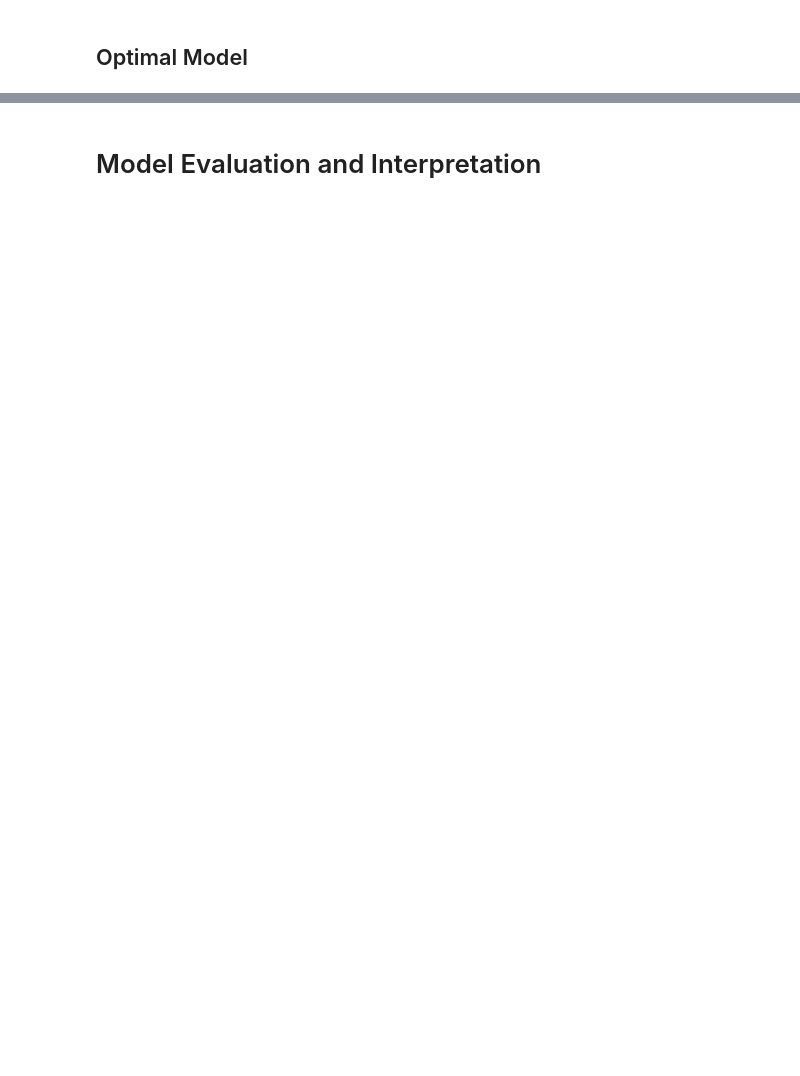
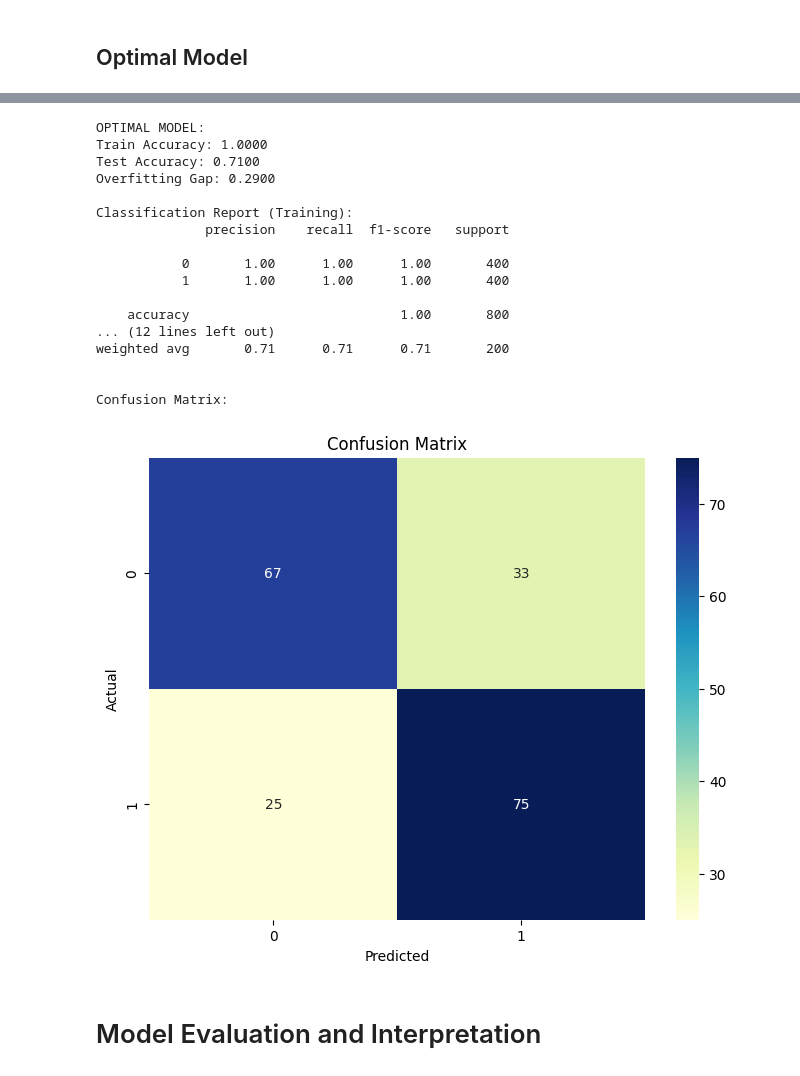
Before and after one commit to Aireenelz/WIE3007-DMW-Group6, a Jupyter notebook: model_knn.ipynb, the cells around one changed output, grey strips where cells are left out. Saved outputs shown, nothing was run; the diff lists cells and outputs as text; code cells hidden in the pictures; blank space fills up the shorter version.

Commit message:
knn hyperparameter tuning and train optimal model

```diff
--- a/model_knn.ipynb
+++ b/model_knn.ipynb
@@ -69,18 +69,18 @@ y = preprocessed_df["LoanDefault"]
 
 numerical_cols = ["Age", "EmploymentLengthYears", "MonthlyIncome", "Dependents", "CreditScore", "ExistingLoans", "MonthlyDebt", "YearsWithBank", "LoanAmount", "LoanTermMonths", "InterestRate" ]
 # %%
-X_normalized = X.copy()
+X_standardized = X.copy()
 
 standard_scaler = StandardScaler()
 
-X_normalized[numerical_cols] = standard_scaler.fit_transform(X[numerical_cols])
+X_standardized[numerical_cols] = standard_scaler.fit_transform(X[numerical_cols])
 
-print("Normalization using StandardScaler")
-print(f"Shape: {X_normalized.shape}")
+print("Standardization using StandardScaler")
+print(f"Shape: {X_standardized.shape}")
 
 # See before and after
-print("\nBefore Normalization:")
+print("\nBefore Standardization:")
 print(X[numerical_cols].head(10))
-print("\nAfter Normalization:")
-print(X_normalized[numerical_cols].head(10))
+print("\nAfter Standardization:")
+print(X_standardized[numerical_cols].head(10))
 # %% [output]
@@ -104,7 +104,7 @@ Before Normalization:
 # %% [markdown]
 # Model Development
 # %%
-X_train, X_test, y_train, y_test = train_test_split(X_normalized, y, test_size=0.2, random_state=42, stratify=y)
+X_train, X_test, y_train, y_test = train_test_split(X_standardized, y, test_size=0.2, random_state=42, stratify=y)
 # %% [markdown]
 ## Overfitting Model
 # %%
@@ -149,4 +187,50 @@ weighted avg       0.62      0.62      0.62       200
 # %%
 # Train optimal model
+knn_optimal = grid_search.best_estimator_
+# %%
+# Evaluate optimal model
+y_train_pred_optimal = knn_optimal.predict(X_train)
+y_test_pred_optimal = knn_optimal.predict(X_test)
+
+train_accuracy_optimal = accuracy_score(y_train, y_train_pred_optimal)
+test_accuracy_optimal = accuracy_score(y_test, y_test_pred_optimal)
+
+print(f"OPTIMAL MODEL:")
+print(f"Train Accuracy: {train_accuracy_optimal:.4f}")
+print(f"Test Accuracy: {test_accuracy_optimal:.4f}")
+print(f"Overfitting Gap: {(train_accuracy_optimal - test_accuracy_optimal):.4f}")
+
+print("\nClassification Report (Training):")
+print(classification_report(y_train, y_train_pred_optimal))
+print("\nClassification Report (Test):")
+print(classification_report(y_test, y_test_pred_optimal))
+
+cm = confusion_matrix(y_test, y_test_pred_optimal)
+print("\nConfusion Matrix:")
+plt.figure(figsize=(8, 6))
+sns.heatmap(cm, annot=True, fmt="d", cmap="YlGnBu")
+plt.title("Confusion Matrix")
+plt.xlabel("Predicted")
+plt.ylabel("Actual")
+plt.show()
+# %% [output]
+OPTIMAL MODEL:
+Train Accuracy: 1.0000
+Test Accuracy: 0.7100
+Overfitting Gap: 0.2900
+
+Classification Report (Training):
+              precision    recall  f1-score   support
+
+           0       1.00      1.00      1.00       400
+           1       1.00      1.00      1.00       400
+
+    accuracy                           1.00       800
+... (12 lines left out)
+weighted avg       0.71      0.71      0.71       200
+
+
+Confusion Matrix:
+[figure, added]
 # %% [markdown]
 # Model Evaluation and Interpretation
```
Also changed, not shown: parts of 5 cells of this notebook.
